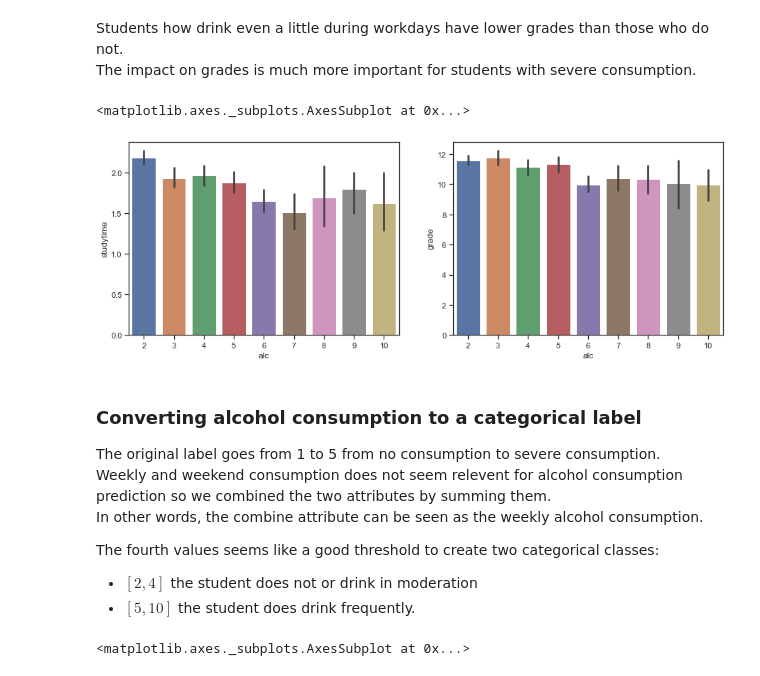
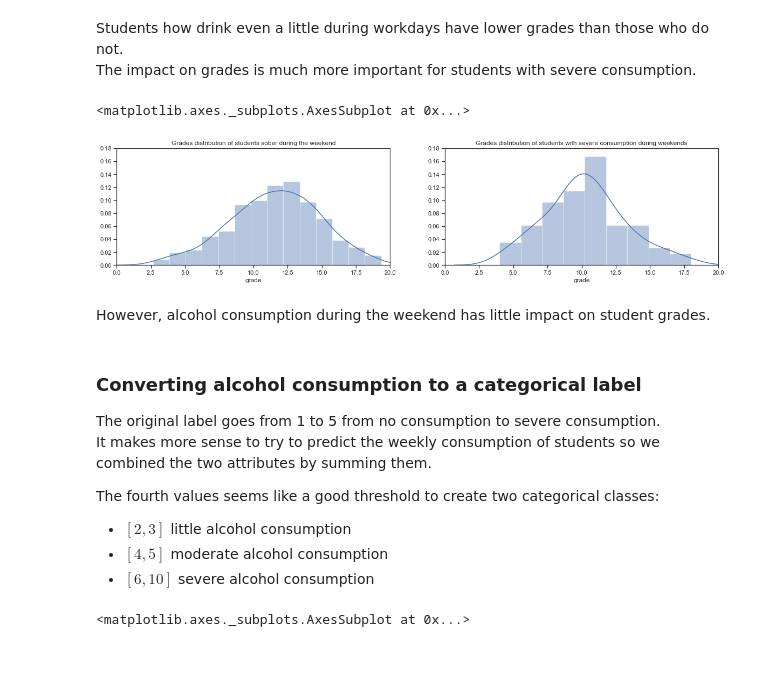
Before and after one commit to ConsciousML/Naive-Bayes-Classifier-from-scratch, a Jupyter notebook: Naive Bayes.ipynb, the cells around one changed output. Drawn from its saved outputs; the diff is of its cells as text; code cells hidden in the pictures.

Commit message:
seperate consumption into 3 classes

```diff
--- a/Naive Bayes.ipynb
+++ b/Naive Bayes.ipynb
@@ -190,20 +194,30 @@ sns.distplot(severe_drunk_grades, ax=ax3)
 # %% [markdown]
 Students how drink even a little during workdays have lower grades than those who do not.<br>
 The impact on grades is much more important for students with severe consumption.<br>
-# %%
-fig, axes = plt.subplots(1, 2, figsize=(15, 5))
-sns.barplot(x='alc', y='studytime', data=students, ax=axes[0])
-sns.barplot(x='alc', y='grade', data=students, ax=axes[1])
-# %% [output]
-<matplotlib.axes._subplots.AxesSubplot at 0x...>
-[figure, removed]
+# %%
+_, (ax1, ax2) = plt.subplots(1, 2, figsize=(20, 4))
+sober_grades = students.loc[students['Walc'] == 1, 'grade']
+severe_drunk_grades = students.loc[students['Walc'] == 5, 'grade']
+ax1.set_ylim(0, 0.18)
+ax2.set_ylim(0, 0.18)
+ax1.set_xlim(0, 20)
+ax2.set_xlim(0, 20)
+ax1.set_title('Grades distribution of students sober during the weekend')
+ax2.set_title('Grades distribution of students with severe consumption during weekends')
+sns.distplot(sober_grades, ax=ax1)
+sns.distplot(severe_drunk_grades, ax=ax2)
+# %% [output]
+<matplotlib.axes._subplots.AxesSubplot at 0x...>
+[figure, added]
+# %% [markdown]
+However, alcohol consumption during the weekend has little impact on student grades.
 # %% [markdown]
 ### Converting alcohol consumption to a categorical label
 The original label goes from 1 to 5 from no consumption to severe consumption.<br>
-Weekly and weekend consumption does not seem relevent for alcohol consumption prediction so we combined the two attributes by summing them.<br>
-In other words, the combine attribute can be seen as the weekly alcohol consumption.<br>
+It makes more sense to try to predict the weekly consumption of students so we combined the two attributes by summing them.<br>
 
 The fourth values seems like a good threshold to create two categorical classes:
-- $[2, 4]$ the student does not or drink in moderation
-- $[5, 10]$ the student does drink frequently.
+- $[2, 3]$ little alcohol consumption
+- $[4, 5]$ moderate alcohol consumption
+- $[6, 10]$ severe alcohol consumption
 # %%
```
Also changed, not shown: parts of 6 cells of this notebook.
